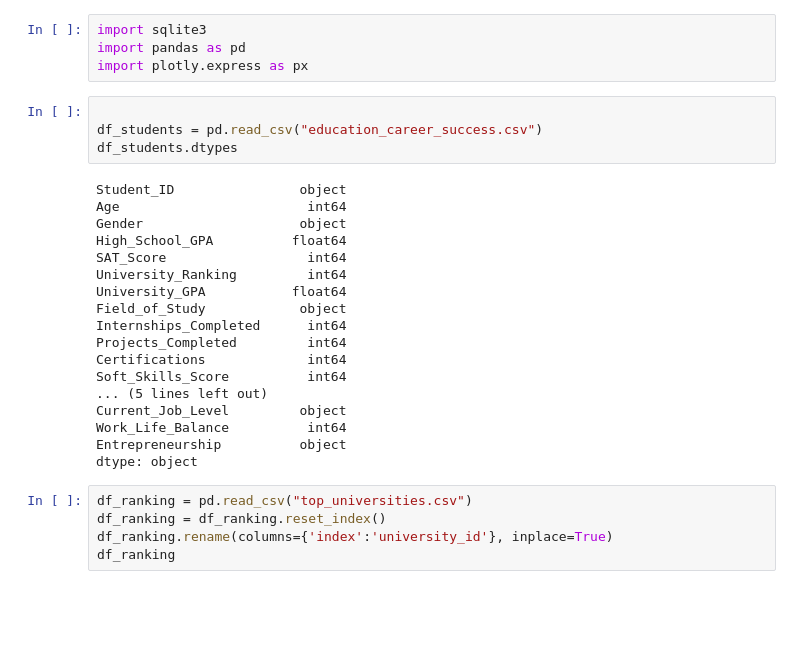
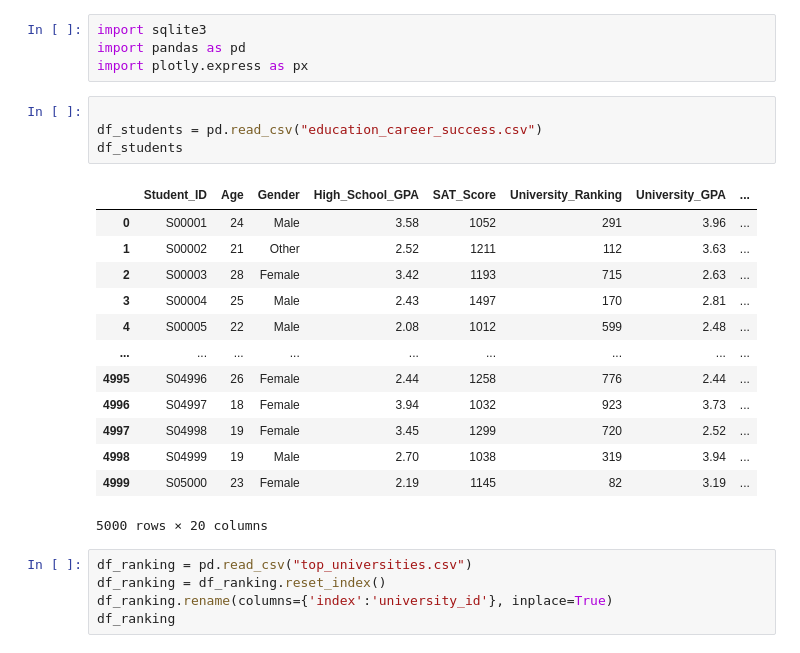
Before and after one commit to syberia101/data_architecture, a Jupyter notebook: tp2/tp2_studentCorrection.ipynb, the cells around one changed output. Drawn from its saved outputs; the diff is of its cells as text; blank space fills up the shorter version.

```diff
--- a/tp2/tp2_studentCorrection.ipynb
+++ b/tp2/tp2_studentCorrection.ipynb
@@ -24,25 +24,21 @@ import plotly.express as px
 # %%
 
 df_students = pd.read_csv("education_career_success.csv")
-df_students.dtypes
+df_students
 # %% [output]
+|  | Student_ID | Age | Gender | High_School_GPA | SAT_Score | University_Ranking | University_GPA | ... |
+| 0 | S00001 | 24 | Male | 3.58 | 1052 | 291 | 3.96 | ... |
+| 1 | S00002 | 21 | Other | 2.52 | 1211 | 112 | 3.63 | ... |
+| 2 | S00003 | 28 | Female | 3.42 | 1193 | 715 | 2.63 | ... |
+| 3 | S00004 | 25 | Male | 2.43 | 1497 | 170 | 2.81 | ... |
+| 4 | S00005 | 22 | Male | 2.08 | 1012 | 599 | 2.48 | ... |
+| ... | ... | ... | ... | ... | ... | ... | ... | ... |
+| 4995 | S04996 | 26 | Female | 2.44 | 1258 | 776 | 2.44 | ... |
+| 4996 | S04997 | 18 | Female | 3.94 | 1032 | 923 | 3.73 | ... |
+| 4997 | S04998 | 19 | Female | 3.45 | 1299 | 720 | 2.52 | ... |
+| 4998 | S04999 | 19 | Male | 2.70 | 1038 | 319 | 3.94 | ... |
+| 4999 | S05000 | 23 | Female | 2.19 | 1145 | 82 | 3.19 | ... |
-Student_ID                object
-Age                        int64
-Gender                    object
-High_School_GPA          float64
-SAT_Score                  int64
-University_Ranking         int64
-University_GPA           float64
-Field_of_Study            object
-Internships_Completed      int64
-Projects_Completed         int64
-Certifications             int64
-Soft_Skills_Score          int64
-... (5 lines left out)
-Current_Job_Level         object
-Work_Life_Balance          int64
-Entrepreneurship          object
-dtype: object
+5000 rows × 20 columns
 # %%
 df_ranking = pd.read_csv("top_universities.csv")
 df_ranking = df_ranking.reset_index()
```
Also changed, not shown: parts of 1 cell of this notebook.
